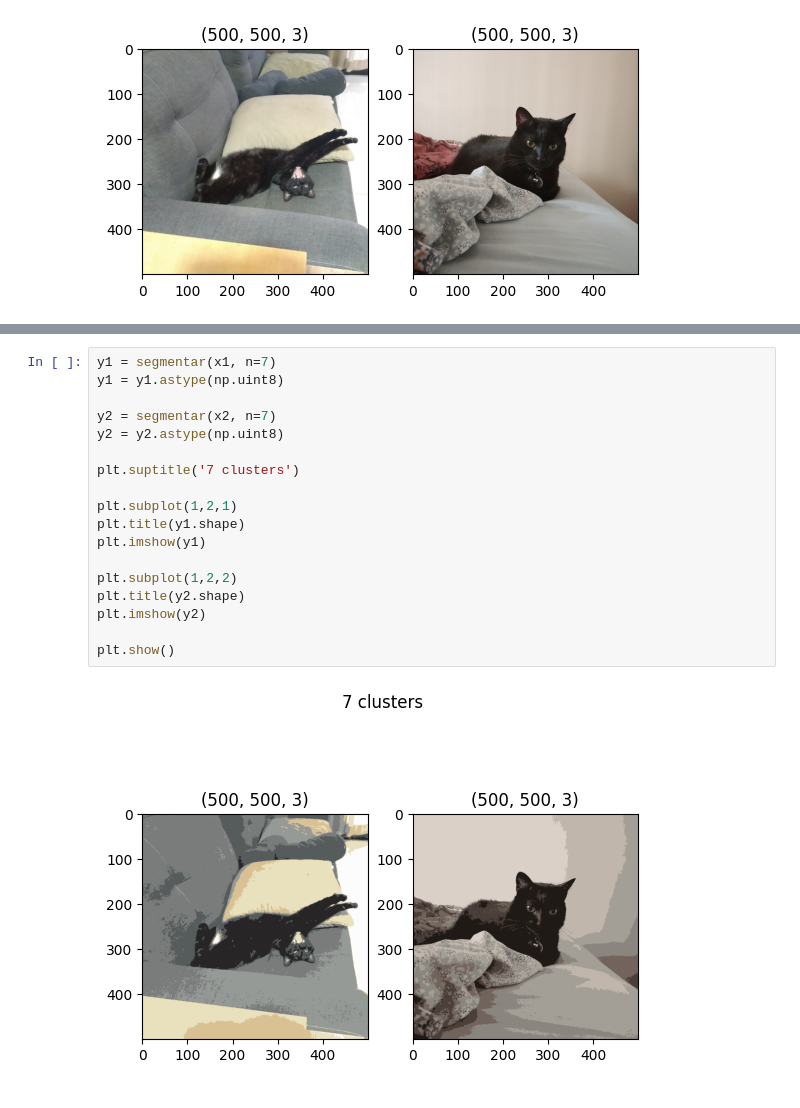
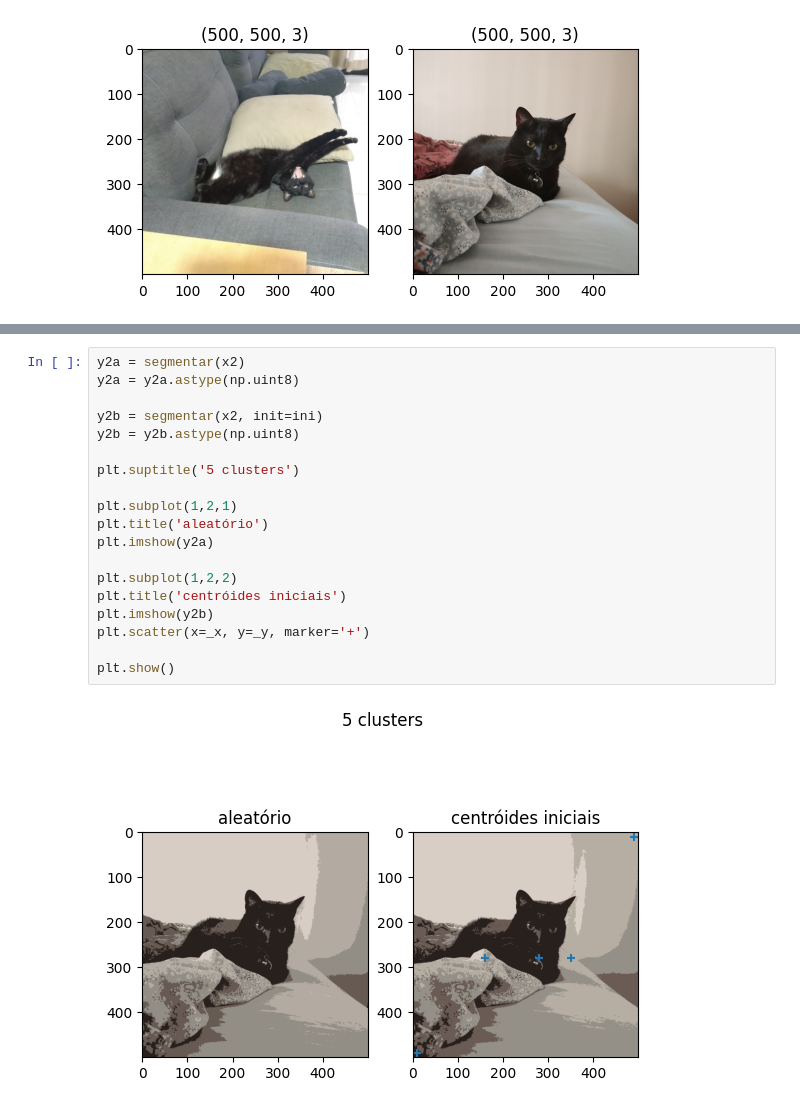
Before and after one commit to htbrandao/ppgi-proc-img, a Jupyter notebook: trab08/trab08.ipynb, the cells around one changed output, grey strips where cells are left out. Drawn from its saved outputs; the diff is of its cells as text.

```diff
--- a/trab08/trab08.ipynb
+++ b/trab08/trab08.ipynb
@@ -81,20 +111,21 @@ plt.show()
-# %%
-y1 = segmentar(x1, n=7)
-y1 = y1.astype(np.uint8)
-
-y2 = segmentar(x2, n=7)
-y2 = y2.astype(np.uint8)
-
-plt.suptitle('7 clusters')
-
-plt.subplot(1,2,1)
-plt.title(y1.shape)
-plt.imshow(y1)
-
-plt.subplot(1,2,2)
-plt.title(y2.shape)
-plt.imshow(y2)
-
-plt.show()
-# %% [output]
-[figure, removed]
+# %%
+y2a = segmentar(x2)
+y2a = y2a.astype(np.uint8)
+
+y2b = segmentar(x2, init=ini)
+y2b = y2b.astype(np.uint8)
+
+plt.suptitle('5 clusters')
+
+plt.subplot(1,2,1)
+plt.title('aleatório')
+plt.imshow(y2a)
+
+plt.subplot(1,2,2)
+plt.title('centróides iniciais')
+plt.imshow(y2b)
+plt.scatter(x=_x, y=_y, marker='+')
+
+plt.show()
+# %% [output]
+[figure, added]
```
Also changed, not shown: parts of 4 cells of this notebook, 2 other files.
